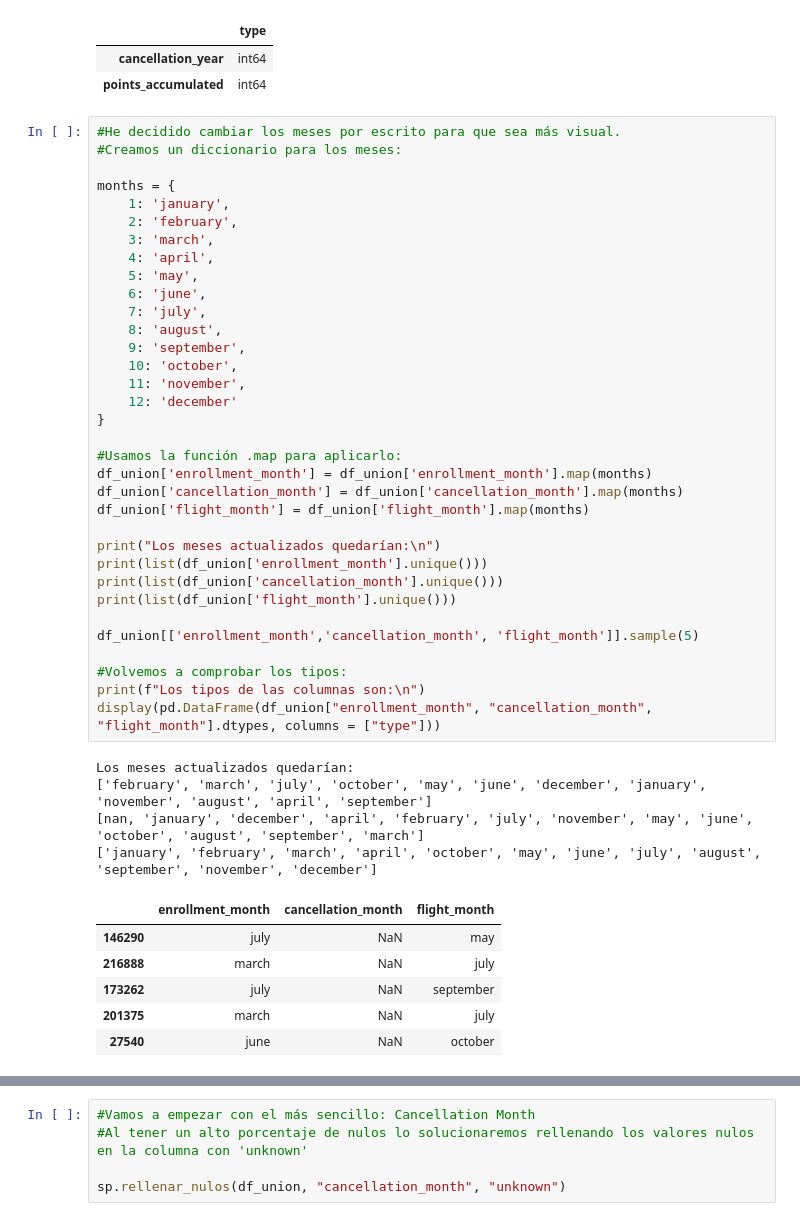
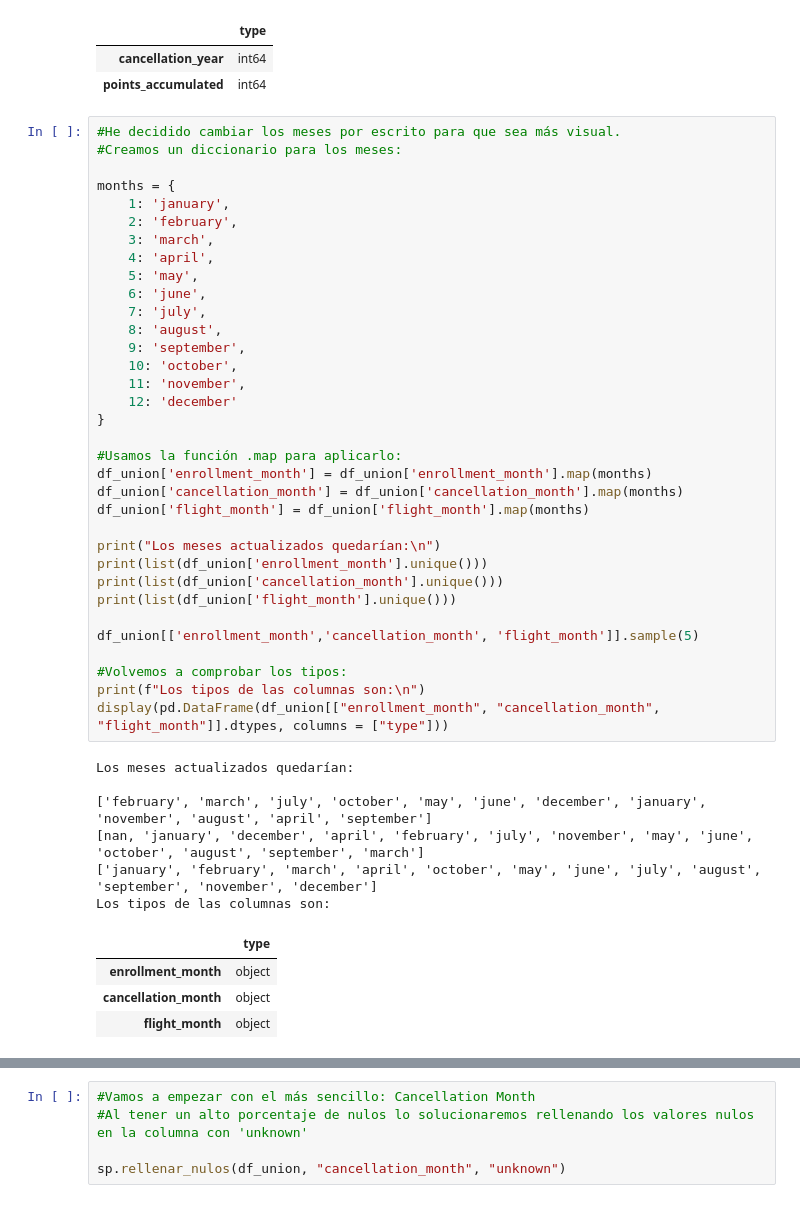
Before and after one commit to Adalab/bda-modulo-3-evaluacion-final-lmoraromero, a Jupyter notebook: evaluacion_final.ipynb, the cells around one changed output, grey strips where cells are left out. Saved outputs shown, nothing was run; the diff lists cells and outputs as text.

```diff
--- a/evaluacion_final.ipynb
+++ b/evaluacion_final.ipynb
@@ -453,40 +467,40 @@ months = {
     4: 'april',
     5: 'may',
     6: 'june',
     7: 'july',
     8: 'august',
     9: 'september',
     10: 'october',
     11: 'november',
     12: 'december'
 }
 
 #Usamos la función .map para aplicarlo:
 df_union['enrollment_month'] = df_union['enrollment_month'].map(months)
 df_union['cancellation_month'] = df_union['cancellation_month'].map(months)
 df_union['flight_month'] = df_union['flight_month'].map(months)
 
 print("Los meses actualizados quedarían:\n")
 print(list(df_union['enrollment_month'].unique()))
 print(list(df_union['cancellation_month'].unique()))
 print(list(df_union['flight_month'].unique()))
 
 df_union[['enrollment_month','cancellation_month', 'flight_month']].sample(5)
 
 #Volvemos a comprobar los tipos:
 print(f"Los tipos de las columnas son:\n")
-display(pd.DataFrame(df_union["enrollment_month", "cancellation_month", "flight_month"].dtypes, columns = ["type"]))
+display(pd.DataFrame(df_union[["enrollment_month", "cancellation_month", "flight_month"]].dtypes, columns = ["type"]))
 # %% [output]
 Los meses actualizados quedarían:
+
 ['february', 'march', 'july', 'october', 'may', 'june', 'december', 'january', 'november', 'august', 'april', 'september']
 [nan, 'january', 'december', 'april', 'february', 'july', 'november', 'may', 'june', 'october', 'august', 'september', 'march']
 ['january', 'february', 'march', 'april', 'october', 'may', 'june', 'july', 'august', 'september', 'november', 'december']
+Los tipos de las columnas son:
-|  | enrollment_month | cancellation_month | flight_month |
-| 146290 | july | NaN | may |
-| 216888 | march | NaN | july |
-| 173262 | july | NaN | september |
-| 201375 | march | NaN | july |
-| 27540 | june | NaN | october |
+|  | type |
+| enrollment_month | object |
+| cancellation_month | object |
+| flight_month | object |
 # %%
 #Recordemos el DF que nos hemos guardado cuando hemos visto los nulos.
 
```
Also changed, not shown: parts of 21 cells of this notebook, 1 other file.
